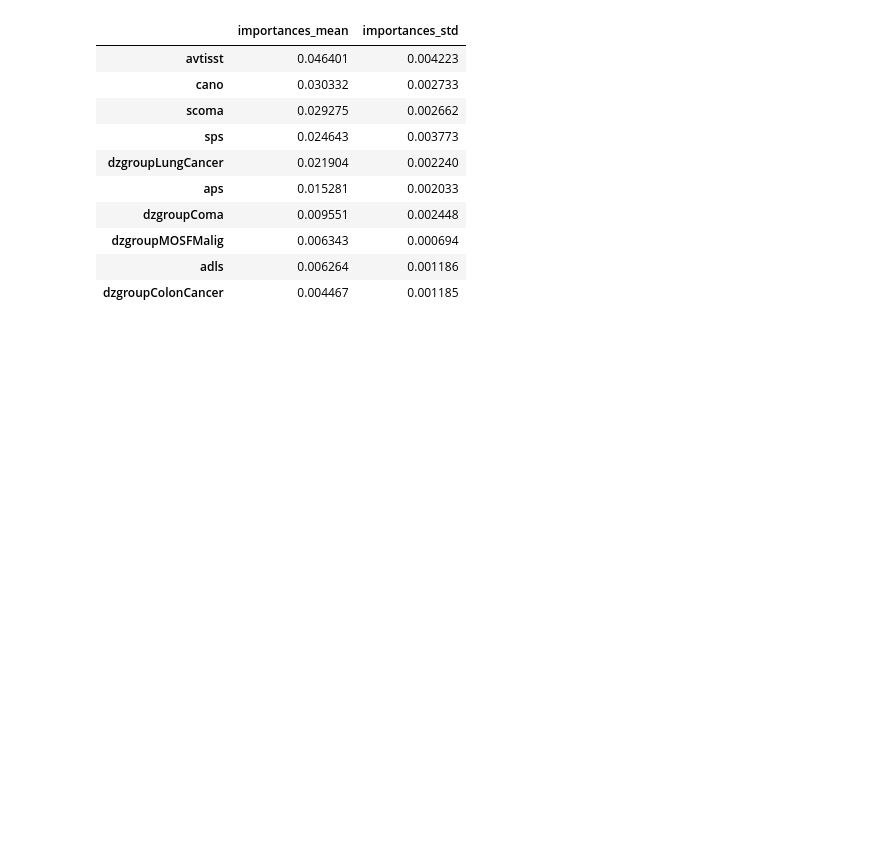
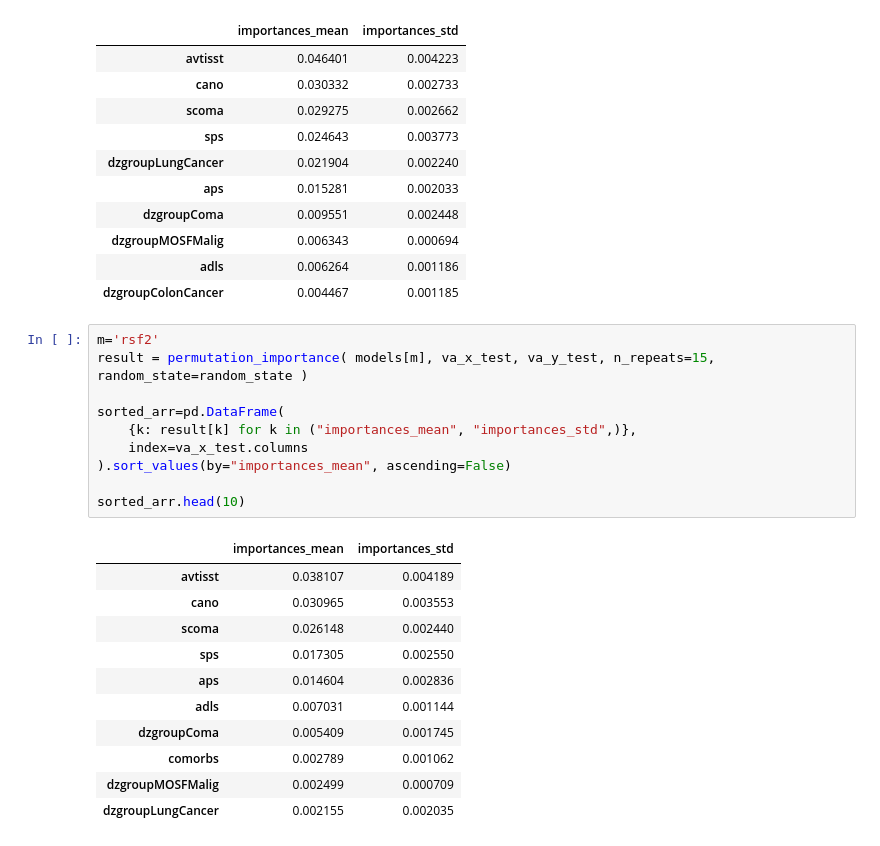
Before and after one commit to lisatwyw/survival, a Jupyter notebook: SDA_SUPPORT_demo.ipynb, the cells around one changed output. Cells and saved outputs as stored; diff of their text form; blank space fills up the shorter version.

```diff
--- a/SDA_SUPPORT_demo.ipynb
+++ b/SDA_SUPPORT_demo.ipynb
@@ -615,3 +612,25 @@ sorted_arr.head(10)
 | dzgroupMOSFMalig | 0.006343 | 0.000694 |
 | adls | 0.006264 | 0.001186 |
 | dzgroupColonCancer | 0.004467 | 0.001185 |
+# %%
+m='rsf2'
+result = permutation_importance( models[m], va_x_test, va_y_test, n_repeats=15, random_state=random_state )
+
+sorted_arr=pd.DataFrame(
+    {k: result[k] for k in ("importances_mean", "importances_std",)},
+    index=va_x_test.columns
+).sort_values(by="importances_mean", ascending=False)
+
+sorted_arr.head(10)
+# %% [output]
+|  | importances_mean | importances_std |
+| avtisst | 0.038107 | 0.004189 |
+| cano | 0.030965 | 0.003553 |
+| scoma | 0.026148 | 0.002440 |
+| sps | 0.017305 | 0.002550 |
+| aps | 0.014604 | 0.002836 |
+| adls | 0.007031 | 0.001144 |
+| dzgroupComa | 0.005409 | 0.001745 |
+| comorbs | 0.002789 | 0.001062 |
+| dzgroupMOSFMalig | 0.002499 | 0.000709 |
+| dzgroupLungCancer | 0.002155 | 0.002035 |
```
Also changed, not shown: parts of 3 cells of this notebook.
